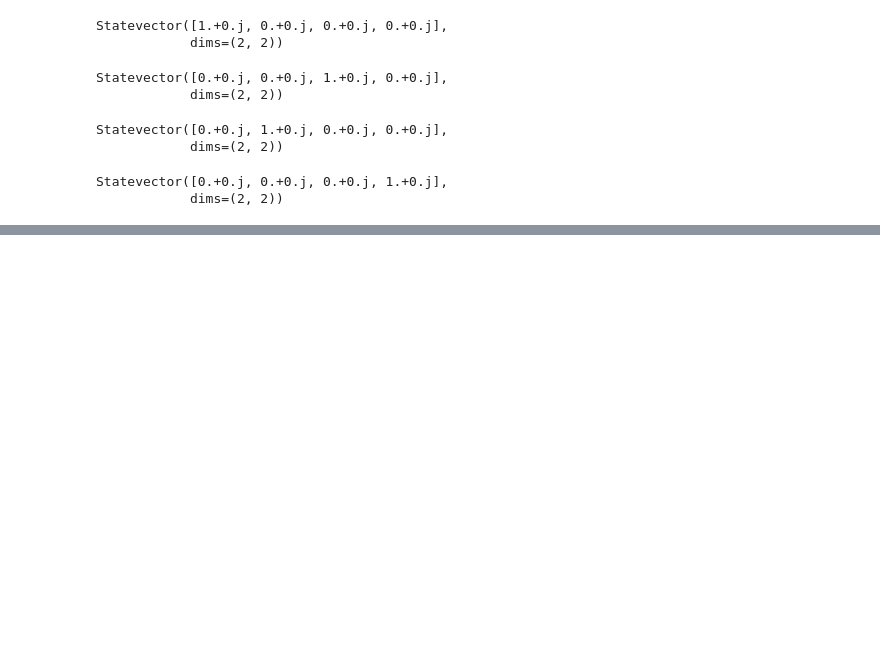
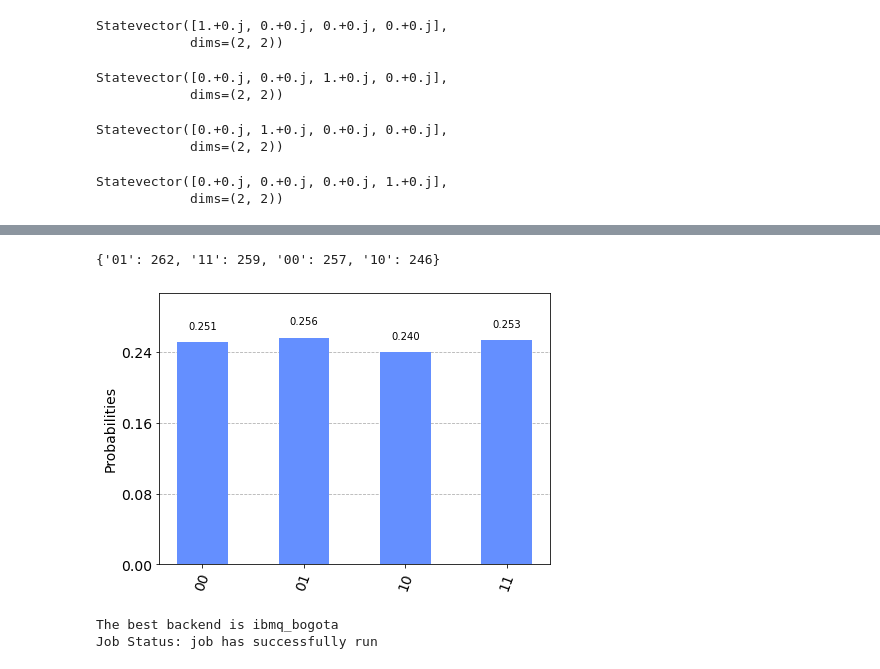
Before and after one commit to sary357/quantum-computing-practice, a Jupyter notebook: ch7/2.practice_gates.ipynb, the cells around one changed output, grey strips where cells are left out. Saved outputs shown, nothing was run; the diff lists cells and outputs as text; code cells hidden in the pictures; blank space fills up the shorter version.

```diff
--- a/ch7/2.practice_gates.ipynb
+++ b/ch7/2.practice_gates.ipynb
@@ -353,0 +458,43 @@ Statevector([0.+0.j, 0.+0.j, 0.+0.j, 1.+0.j],
+# %%
+# H 外積(vector product) H
+q = QuantumRegister(2)
+c=ClassicalRegister(2) # 1 bit Classical Register
+circuit=QuantumCircuit(q, c)
+circuit.h(q[0])
+circuit.h(q[1])
+circuit.measure(q, c) # quantum measure
+circuit.draw()
+simulator=Aer.get_backend('qasm_simulator') # use QASM simulator
+job=execute(circuit, simulator)
+result=job.result()
+counts = result.get_counts()
+print(counts)
+# %% [output]
+{'01': 262, '11': 259, '00': 257, '10': 246}
+# %%
+plot_histogram(counts)
+# %% [output]
+[figure, added]
+# %%
+#
+q = QuantumRegister(1)
+c=ClassicalRegister(1) # 1 bit Classical Register
+circuit=QuantumCircuit(q, c)
+circuit.h(q[0])
+circuit.measure(q, c) # quantum measure
+circuit.draw()
+
+# Use IBM Q quantum computer
+from qiskit.providers.ibmq import least_busy
+from qiskit.tools.monitor import job_monitor
+
+devices = provider.backends(simulator=False)
+backend = least_busy(devices)
+print("The best backend is {}".format(backend))
+job = execute(circuit, backend=devices[0], shots=1024)
+job_monitor(job, interval=5)
+result=job.result()
+counts = result.get_counts(circuit)
+# %% [output]
+The best backend is ibmq_bogota
+Job Status: job has successfully run
```
Also changed, not shown: parts of 25 cells of this notebook, 3 other files.
